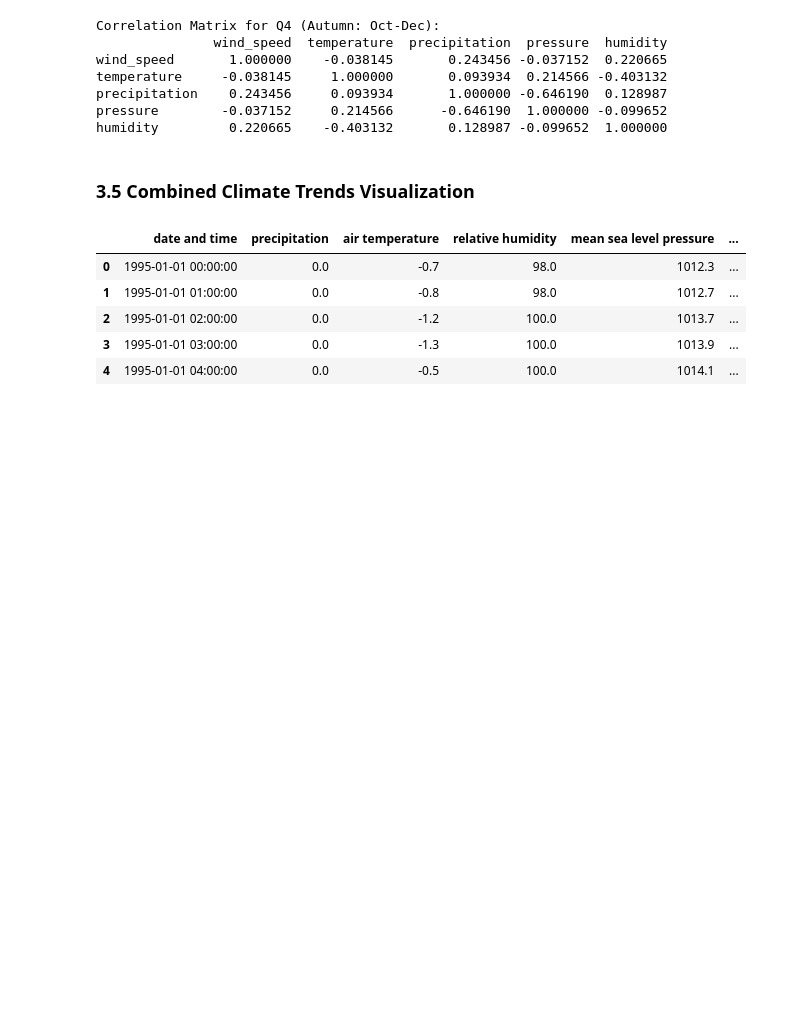
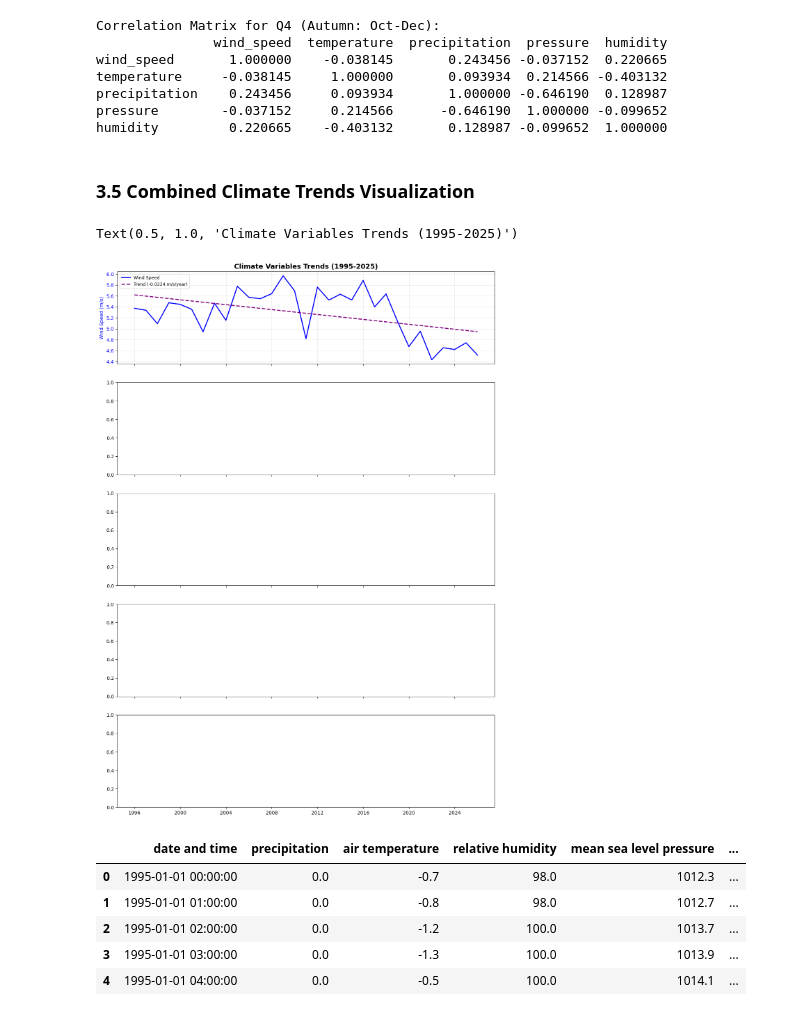
Before and after one commit to tanyasanjuan/pfda-project, a Jupyter notebook: wind.ipynb, the cells around one changed output. Saved outputs shown, nothing was run; the diff lists cells and outputs as text; code cells hidden in the pictures; blank space fills up the shorter version.

```diff
--- a/wind.ipynb
+++ b/wind.ipynb
@@ -703,18 +696,36 @@ humidity         0.220665    -0.403132       0.128987 -0.099652  1.000000
 # %%
 # Calculate trend lines for pressure and humidity using linear regression
 msl_years = msl_yearly.index.year.values.astype(float)
 msl_values = msl_yearly.values
 msl_line, msl_intercept = np.polyfit(msl_years, msl_values, 1)
 msl_trend_line = msl_line * msl_years + msl_intercept
 msl_trend = msl_line
 msl_trend_decade = msl_trend * 10
 
 rhum_years = rhum_yearly.index.year.values.astype(float)
 rhum_values = rhum_yearly.values
 rhum_line, rhum_intercept = np.polyfit(rhum_years, rhum_values, 1)
 rhum_trend_line = rhum_line * rhum_years + rhum_intercept
 rhum_trend = rhum_line
 rhum_trend_decade = rhum_trend * 10
+
+# Create a comprehensive trends plot
+fig, axes = plt.subplots(5, 1, figsize=(14, 20), sharex=True)
+ax_index = -1
+
+# Wind Speed
+ax_index += 1
+ax_wind = axes[ax_index]
+ax_wind.plot(df_yearly.index, df_yearly.values, linewidth=2, color='blue', label='Wind Speed')
+ax_wind.plot(df_yearly.index, trend_line, '--', linewidth=2, color='purple', label=f'Trend ({trend:.4f} m/s/year)')
+ax_wind.set_ylabel('Wind Speed (m/s)', color='blue')
+ax_wind.tick_params(axis='y', labelcolor='blue')
+ax_wind.grid(True, alpha=0.3)
+ax_wind.legend(loc='upper left', fontsize=9)
+ax_wind.set_title('Climate Variables Trends (1995-2025)', fontsize=14, fontweight='bold')
+# %% [output]
+Text(0.5, 1.0, 'Climate Variables Trends (1995-2025)')
+[figure, added]
 # %%
 # save the clean data
 df.to_csv('wind_for_analysis.csv')
```
Also changed, not shown: parts of 3 cells of this notebook.
